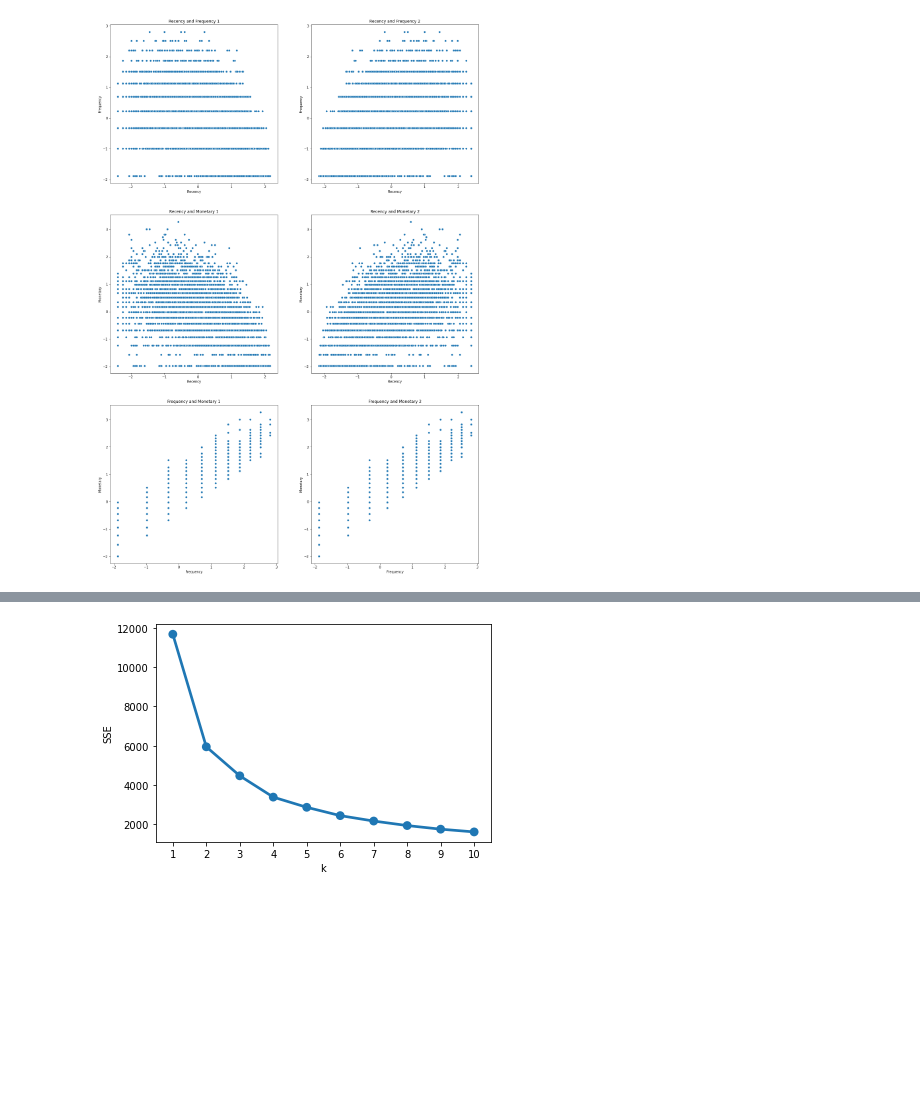
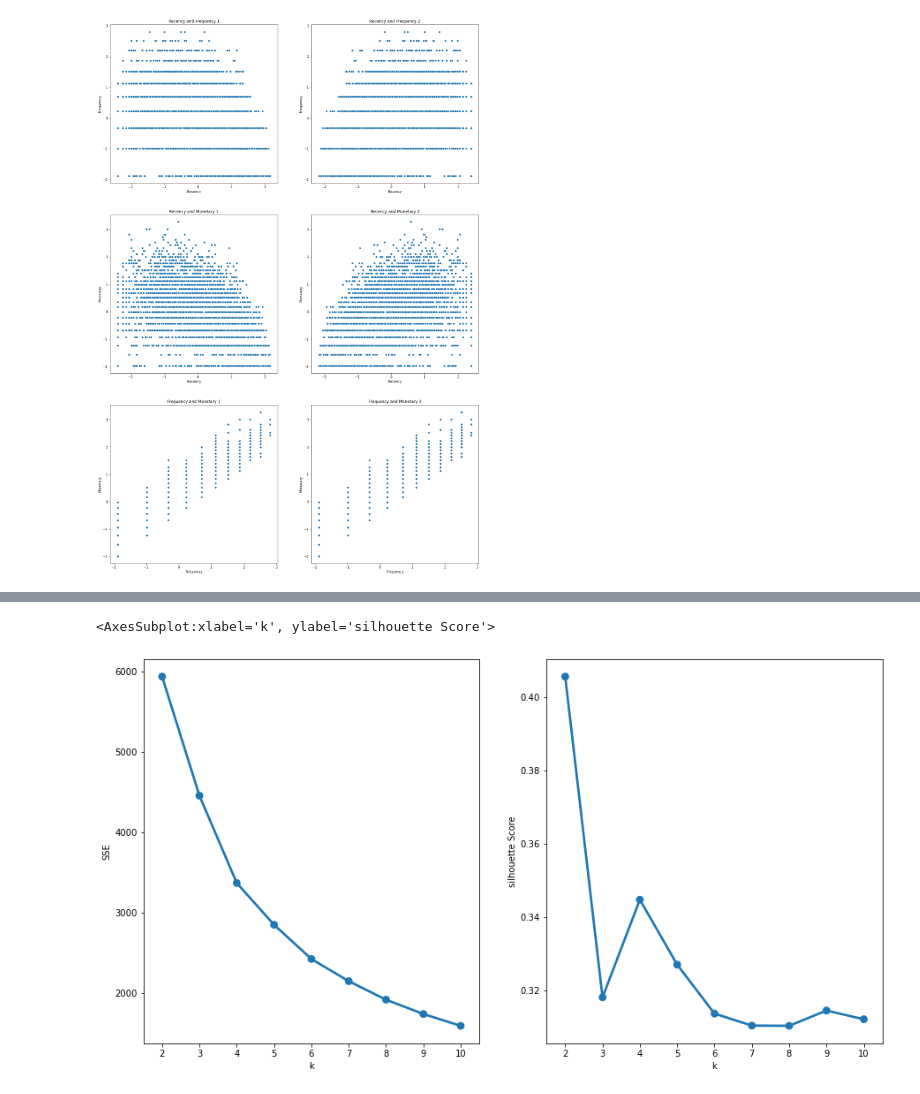
Before and after one commit to khalilvandian/Grocery_Store, a Jupyter notebook: GroceryStore_Analysis.ipynb, the cells around one changed output, grey strips where cells are left out. Saved outputs shown, nothing was run; the diff lists cells and outputs as text; code cells hidden in the pictures; blank space fills up the shorter version.

```diff
--- a/GroceryStore_Analysis.ipynb
+++ b/GroceryStore_Analysis.ipynb
@@ -293,15 +292,25 @@ ax[0,0].ylabel = 'Y'
 # %%
 sse = {}
-for k in range(1, 11):
-    kmeans = KMeans(n_clusters=k, random_state=42)
+silhouetteScores = {}
+
+for k in range(2, 11):
+    kmeans = KMeans(n_clusters=k, random_state=300)
     kmeans.fit(customers_RFM_Normalised_2)
     sse[k] = kmeans.inertia_
+    silhouetteScores[k] = silhouette_score(customers_RFM_Normalised_2, kmeans.labels_)
 
+plt.figure(figsize=(15, 8))
+ax = plt.subplot(1, 2, 1)
 plt.xlabel('k')
 plt.ylabel('SSE')
 sns.pointplot(x=list(sse.keys()), y=list(sse.values()))
-plt.show()
+
+ax = plt.subplot(1, 2, 2)
+plt.xlabel('k')
+plt.ylabel('silhouette Score')
+sns.pointplot(x=list(sse.keys()), y=list(silhouetteScores.values()))
 # %% [output]
+<AxesSubplot:xlabel='k', ylabel='silhouette Score'>
-[figure, old version]
+[figure, new version]
 # %%
 sseSlope = {}
```
Also changed, not shown: parts of 11 cells of this notebook, 8 other files.
